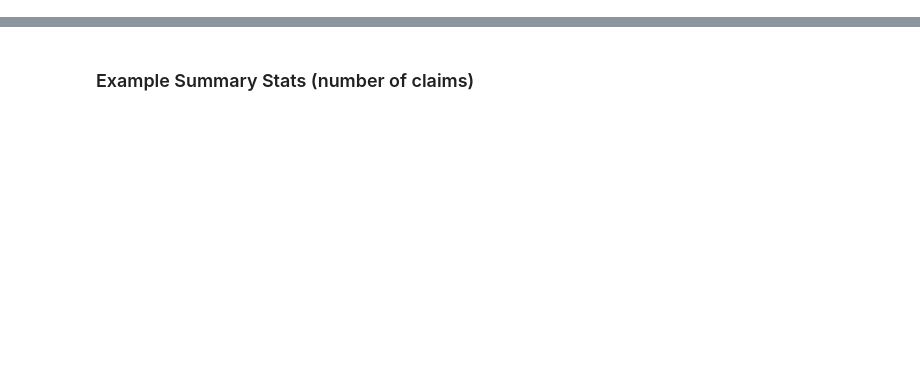
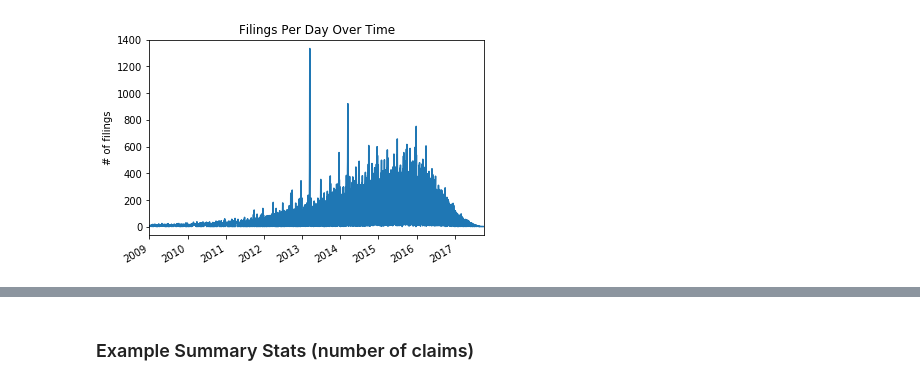
Before and after one commit to jayclare/2017_patent_grants_analytics, a Jupyter notebook: jupyter_notebooks/data_storytelling.ipynb, the cells around one changed output, grey strips where cells are left out. Saved outputs shown, nothing was run; the diff lists cells and outputs as text; code cells hidden in the pictures; blank space fills up the shorter version.

```diff
--- a/jupyter_notebooks/data_storytelling.ipynb
+++ b/jupyter_notebooks/data_storytelling.ipynb
@@ -62,0 +51,11 @@ memory usage: 29.6+ MB
+# %%
+# create DataFrame with a sorted datetime index
+filing_ts_df = pd.DataFrame(all_patents_df.filing_date.value_counts()).sort_index()
+
+# change column name to 'filings'
+filing_ts_df = filing_ts_df.rename(columns={'filing_date':'filings'})
+
+# add running total column and calculate cumulative sum of filings
+filing_ts_df['running_total'] = filing_ts_df.filings.cumsum()
+
+filing_ts_df.info()
@@ -62,0 +80,8 @@ memory usage: 29.6+ MB
+# %%
+filing_ts_df.filings['2009':].plot()
+plt.title("Filings Per Day Over Time")
+plt.ylabel("# of filings")
+
+plt.show()
+# %% [output]
+[figure, added]
```
Also changed, not shown: parts of 32 cells of this notebook, 3 other files.
